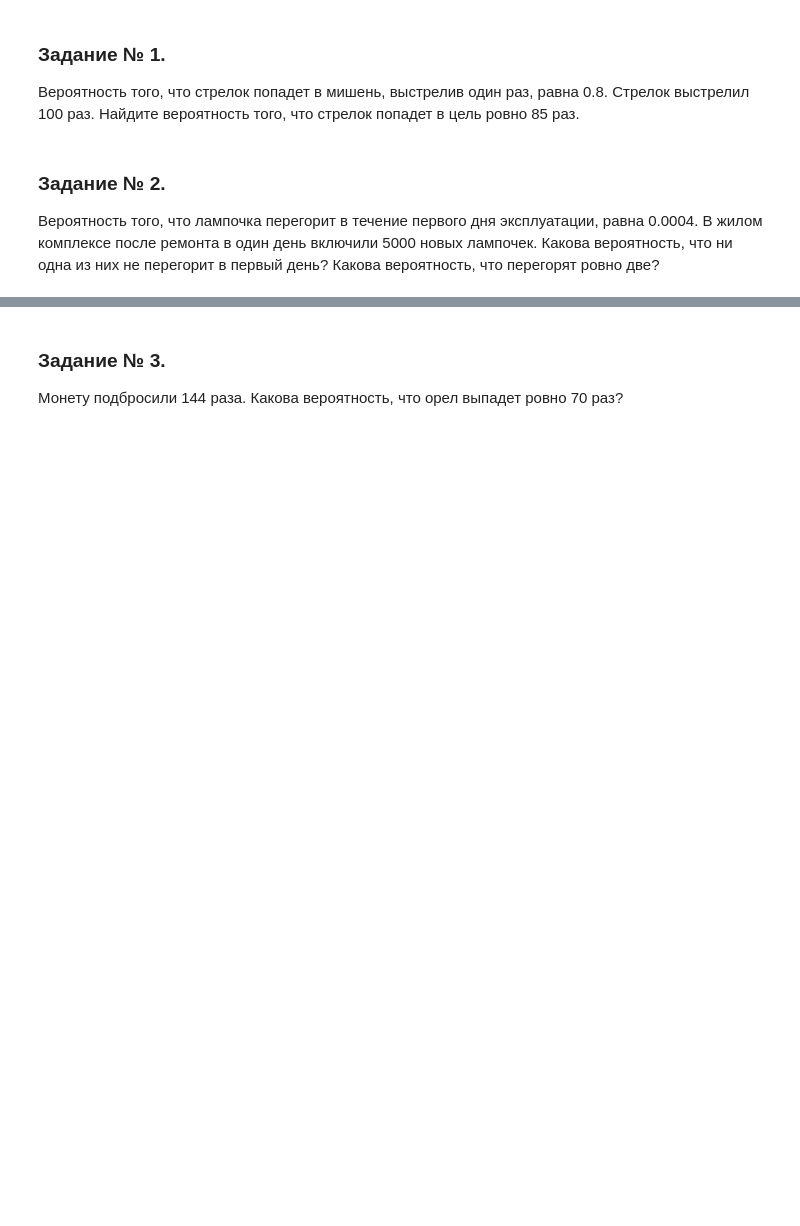
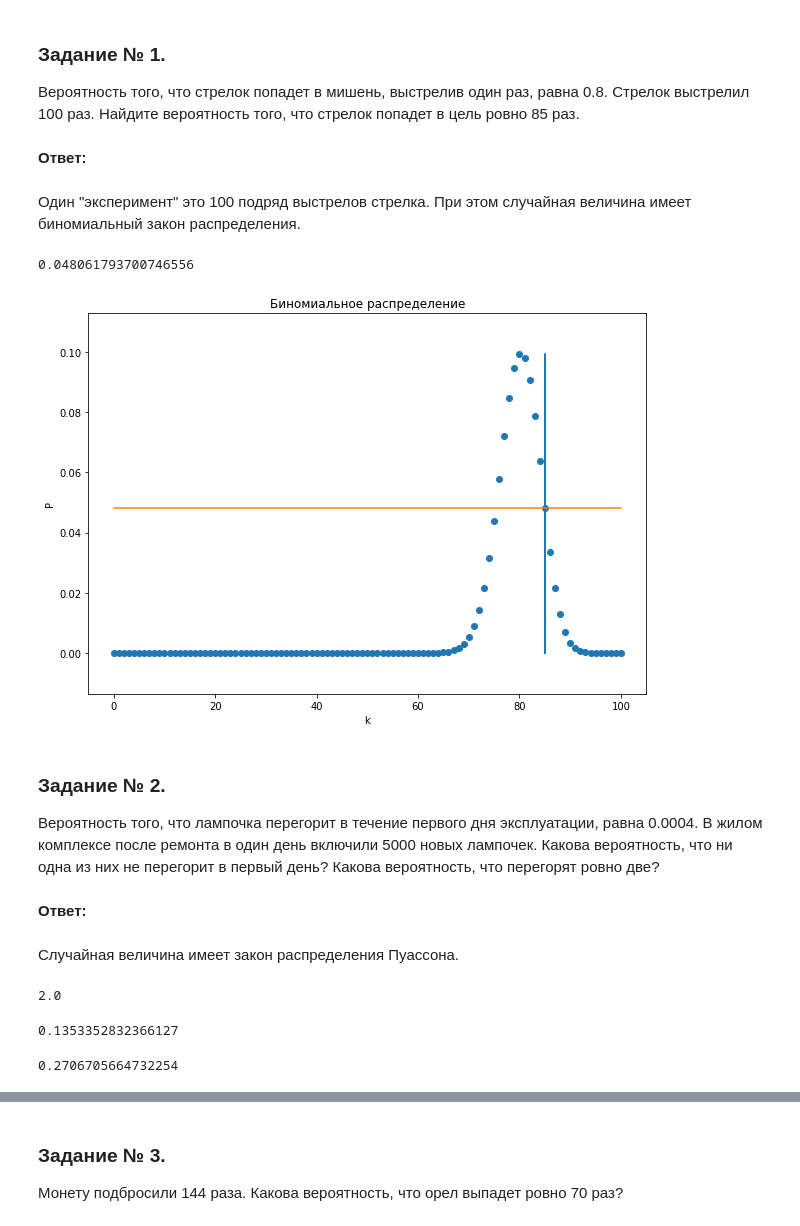
Before and after one commit to Foreman1980/3.2_TheoryProbability-MathematicalStatistics, a Jupyter notebook: 2 урок/les2_task1-4.ipynb, the cells around one changed output, grey strips where cells are left out. Saved outputs shown, nothing was run; the diff lists cells and outputs as text; code cells hidden in the pictures; blank space fills up the shorter version.

```diff
--- a/2 урок/les2_task1-4.ipynb
+++ b/2 урок/les2_task1-4.ipynb
@@ -3,3 +3,7 @@
 # %% [markdown]
 ### Задание № 1.
 Вероятность того, что стрелок попадет в мишень, выстрелив один раз, равна 0.8. Стрелок выстрелил 100 раз. Найдите вероятность того, что стрелок попадет в цель ровно 85 раз.
+# %% [markdown]
+**Ответ:**
+# %% [markdown]
+Один "эксперимент" это 100 подряд выстрелов стрелка. При этом случайная величина имеет биномиальный закон распределения.
@@ -6,3 +15,27 @@
+# %%
+def combinations(n, k):
+    return factorial(n) / (factorial(k) * factorial(n - k))
+# %%
+p1 = combinations(100, 85) * 0.8**85 * 0.2**15
+p1
+# %% [output]
+0.048061793700746556
+# %%
+n = 100
+plt.figure(figsize=(10, 7))
+plt.title('Биномиальное распределение')
+plt.xlabel('k')
+plt.ylabel('P')
+plt.scatter(range(n+1), [combinations(100, k) * 0.8**k * 0.2**(100-k) for k in range(n+1)])
+plt.plot([85 for _ in range(n+1)], [combinations(100, k) * 0.8**k * 0.2**(100-k) for k in range(n+1)])
+plt.plot([_ for _ in range(n+1)], [combinations(100, 85) * 0.8**85 * 0.2**(100-85) for _ in range(n+1)])
+plt.show()
+# %% [output]
+[figure, added]
 # %% [markdown]
 ### Задание № 2.
 Вероятность того, что лампочка перегорит в течение первого дня эксплуатации, равна 0.0004. В жилом комплексе после ремонта в один день включили 5000 новых лампочек. Какова вероятность, что ни одна из них не перегорит в первый день? Какова вероятность, что перегорят ровно две?
+# %% [markdown]
+**Ответ:**
+# %% [markdown]
+Случайная величина имеет закон распределения Пуассона.
@@ -8,0 +44,17 @@
+# %%
+lambda_ = 5000 * 0.0004
+lambda_
+# %% [output]
+2.0
+# %%
+m = 0
+p2_1 = lambda_**m * exp(-lambda_) / factorial(m)
+p2_1
+# %% [output]
+0.1353352832366127
+# %%
+m = 2
+p2_2 = lambda_**m * exp(-lambda_) / factorial(m)
+p2_2
+# %% [output]
+0.2706705664732254
```
Also changed, not shown: parts of 12 cells of this notebook.
